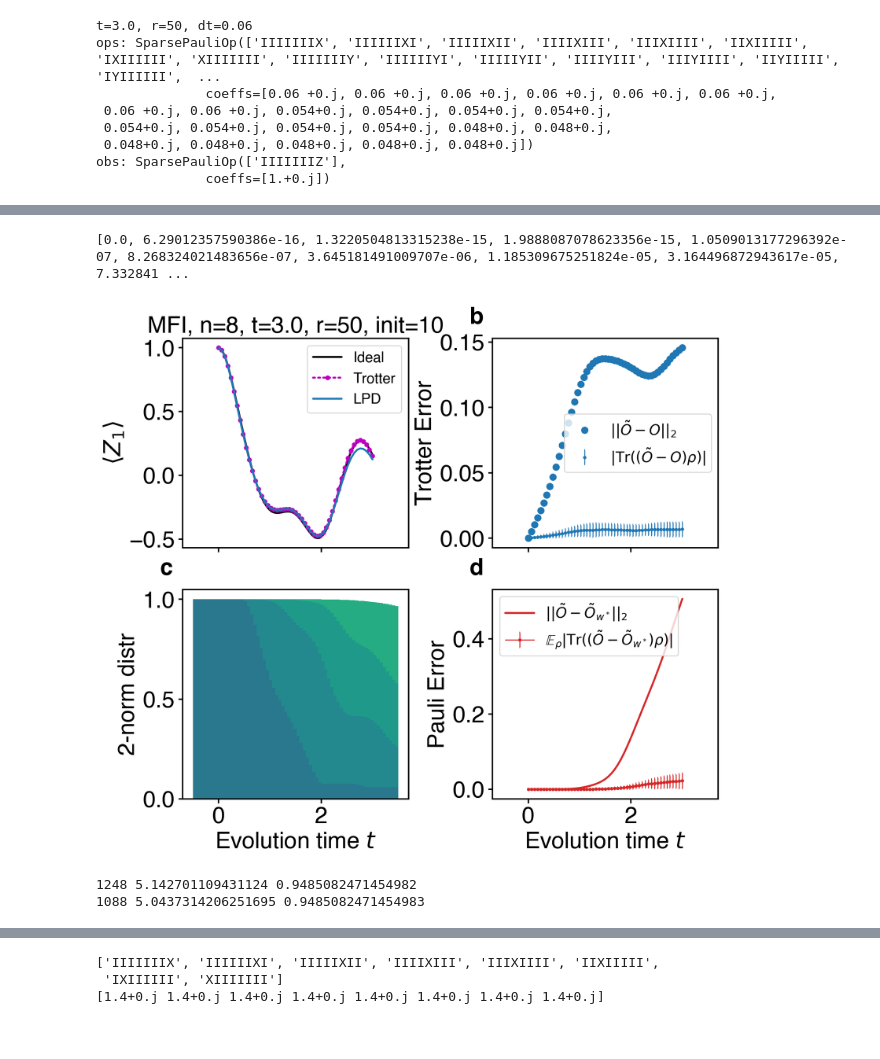
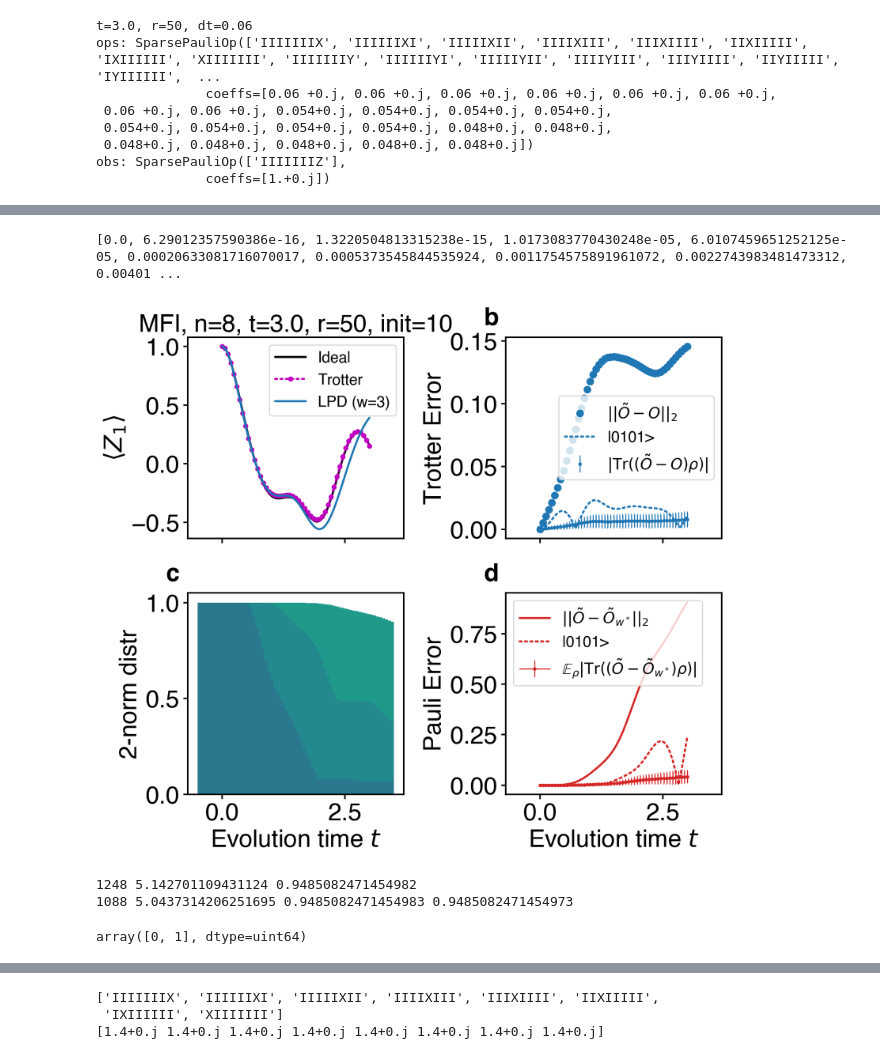
Before and after one commit to Jue-Xu/Pauli-Propagation-Hamiltonian-Expectation, a Jupyter notebook: DynamicsExample.ipynb, the cells around one changed output, grey strips where cells are left out. Saved outputs shown, nothing was run; the diff lists cells and outputs as text; code cells hidden in the pictures.

Commit message:
check simplify()
no duplicates (just ignored small coefficients)

```diff
--- a/DynamicsExample.ipynb
+++ b/DynamicsExample.ipynb
@@ -18,7 +18,6 @@ scale = 1
 n = 8 # 10
 t = 3 / scale
 r = 50 # 100
-w = 4
 
 dt = t/r
 H_model = 'MFI'
@@ -41,7 +40,7 @@ init_state = Statevector.from_label(init_state_str).data
 z1 = SparsePauliOp('I'*(n-1)+'Z', 1)
 complete_fnorm = 2**(-n/2)*np.linalg.norm(z1.to_matrix(), ord='fro')
 
-t_num_dense = 100
+t_num_dense = 50
 U_dt_ideal_dense = expH(sum(H_ordered), t/t_num_dense, use_jax=False)
 ideal_expvals = [expect_value(z1.to_matrix(), matrix_power(U_dt_ideal_dense, i)@init_state) for i in range(t_num_dense+1)]
 trott_expvals = [expect_value(z1.to_matrix(), matrix_power(U_dt_appro, i)@init_state) for i in range(r+1)]
@@ -68,7 +67,8 @@ ops: SparsePauliOp(['IIIIIIIX', 'IIIIIIXI', 'IIIIIXII', 'IIIIXIII', 'IIIXIIII',
 obs: SparsePauliOp(['IIIIIIIZ'],
               coeffs=[1.+0.j])
 # %%
-sim = LowWeightPauliPropagation.from_pauli_list(obs, ops, threshold=w, nprocs=4)
+w_thres = 3
+sim = LowWeightPauliPropagation.from_pauli_list(obs, ops, threshold=w_thres, nprocs=4)
 res = sim.run_dynamics(r, process=exp_val_func, process_every=1, verbose=True)
 res = np.array(res)
 # res = res / res[0].sum()
@@ -144,52 +143,58 @@ pauli_diff_fnorm = [2**(-n/2)*np.linalg.norm(ob.to_matrix() - trott_obs[i], ord=
 print(pauli_diff_fnorm)
 trott_diff_fnorm = [2**(-n/2)*np.linalg.norm(ob - trott_obs[i], ord='fro')/complete_fnorm for i, ob in enumerate(ideal_obs)]
 
-n_states = 100
+n_states = 200
 haar_states = [random_statevector(2**n) for _ in range(n_states)]
 # Verify 2-design property using Haar random states
 expvals_pauli_diff = [[abs(states.expectation_value(ob.to_matrix() - trott_obs[i])) for states in haar_states] for i, ob in enumerate(evo_obs)]
 expvals_trott_diff = [[abs(states.expectation_value(ob - trott_obs[i])) for states in haar_states] for i, ob in enumerate(ideal_obs)]
 # %% [output]
-[0.0, 6.29012357590386e-16, 1.3220504813315238e-15, 1.9888087078623356e-15, 1.0509013177296392e-07, 8.268324021483656e-07, 3.645181491009707e-06, 1.185309675251824e-05, 3.164496872943617e-05, 7.332841 ...
+[0.0, 6.29012357590386e-16, 1.3220504813315238e-15, 1.0173083770430248e-05, 6.0107459651252125e-05, 0.00020633081716070017, 0.0005373545844535924, 0.0011754575891961072, 0.0022743983481473312, 0.00401 ...
 # %%
 t_dense_list = np.array(range(len(ideal_expvals))) * t/t_num_dense
 t_list = np.array(range(len(trott_expvals))) * dt
 colors = plt.cm.viridis(np.linspace(0.4, 0.9, n))
 
-fig, axes = plt.subplots(2, 2, sharex=True, figsize=(9, 8), layout='constrained')
+fig, axes = plt.subplots(2, 2, sharex=True, figsize=(9, 8)) # , layout='constrained'
 axes[0,0].plot(t_dense_list, ideal_expvals, '-', label='Ideal', c='k')
 axes[0,0].plot(t_list, trott_expvals, ':.', label='Trotter', c='m', ms=6)
+axes[0,0].plot(t_list, res.real, label=f'LPD (w={w_thres})')
 axes[1,0].set_xlabel(rf'Evolution time $t$');
 axes[0,0].set_ylabel(rf'$\langle Z_1 \rangle$')
-axes[0,0].plot(np.arange(res.shape[0])*dt, res[:], label='LPD')
 axes[0,0].legend(loc='upper right', fontsize='small')
 axes[0,0].set_title(rf'{H_model}, n={n}, t={t}, r={r}, init={init_state_str[:2]}')
 
 axes[1,1].plot(t_list, pauli_diff_fnorm, '-', label=r'$||\tilde{O}-\tilde{O}_{ w^*}||_2$', c='tab:red')
 axes[1,1].errorbar(t_list, np.array(expvals_pauli_diff).mean(axis=1), yerr=np.array(expvals_pauli_diff).std(axis=1), fmt='.-', label=r'$\mathbb{E}_{\rho}|\text{Tr}((\tilde{O}-\tilde{O}_{ w^*})\rho)|$', c='tab:red', capsize=0.5, lw=1, ms=3)
+axes[1,1].plot(t_list, abs(trott_expvals-res), ':', label=f'|0101>', c='tab:red')
 axes[1,1].set_ylabel(rf'Pauli Error'); axes[1,1].legend(loc='upper left', fontsize='small')
+axes[1,1].set_xlabel(rf'Evolution time $t$');
 axes[0,1].plot(t_list, trott_diff_fnorm, '.', label=r'$||\tilde{O}-O||_2$', c='tab:blue')
 axes[0,1].errorbar(t_list, np.array(expvals_trott_diff).mean(axis=1), yerr=np.array(expvals_trott_diff).std(axis=1), fmt='.', label=r'$|\text{Tr}((\tilde{O}-O)\rho)|$', c='tab:blue', capsize=0.5, lw=1, ms=3)
+axes[0,1].plot(t_list, abs(np.array(trott_expvals)-np.array(ideal_expvals)), ':', label=f'|0101>', c='tab:blue')
 axes[0,1].set_ylabel(rf'Trotter Error'); axes[0,1].legend(loc='center right', fontsize='small')
-axes[1,1].set_xlabel(rf'Evolution time $t$');
 
 for w in range(n, 0, -1):
     norm2_distr = [sum(norm_weight_steps[i][:w]) for i in range(len(trott_expvals))]
     # if w<=7: print(f'w>={w+1},', 1-norm2_distr[-1])
     bars = axes[1,0].bar(t_list, norm2_distr, 1, color=colors[w-1], label=f'w<={w}')
 axes[1,0].set_ylabel('2-norm distr') # axes[0,1].legend(loc='upper right')
 
 for ax, label in zip(axes.flatten(), ['', 'b', 'c', 'd']):
     ax.text(-0.10, 1.15, label, transform=ax.transAxes, fontsize=24, va='top', weight='bold')
 
-fig.savefig(f'{fig_dir}/LPD_{H_model}_n={n}_t={t}_r={r}_w={w}_{init_state_str[:4]}.pdf', bbox_inches='tight')
+fig.savefig(f'{fig_dir}/LPD_{H_model}_n={n}_t={t}_r={r}_w={w_thres}_{init_state_str[:4]}.pdf', bbox_inches='tight')
 # %% [output]
-[figure, old version]
+[figure, new version]
 # %%
 print(sim.observable.size(), log(sim.observable.size(), 4), np.linalg.norm(sim.observable.coeffs)/np.linalg.norm(obs.coeffs))
 # sim.evo_obs
 evolved_ob = sim.observable.to_sparse_pauli_op(n)
-print(len(evolved_ob.simplify()), log(len(evolved_ob.simplify()), 4), np.linalg.norm(evolved_ob.coeffs)/np.linalg.norm(obs.coeffs))
+print(len(evolved_ob.simplify()), log(len(evolved_ob.simplify()), 4), np.linalg.norm(evolved_ob.coeffs)/np.linalg.norm(obs.coeffs), np.linalg.norm(evolved_ob.simplify().coeffs)/np.linalg.norm(obs.coeffs))
 # %% [output]
 1248 5.142701109431124 0.9485082471454982
-1088 5.0437314206251695 0.9485082471454983
+1088 5.0437314206251695 0.9485082471454983 0.9485082471454973
+# %%
+sim.observable.bits[0]
+# %% [output]
+array([0, 1], dtype=uint64)
```
Also changed, not shown: parts of 4 cells of this notebook, 2 other files.
